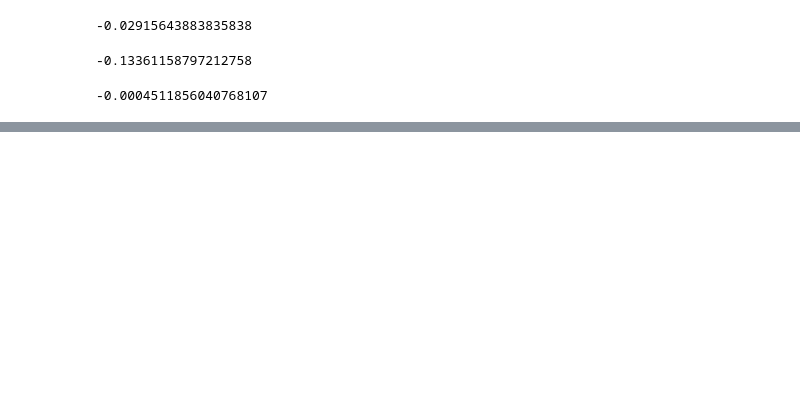
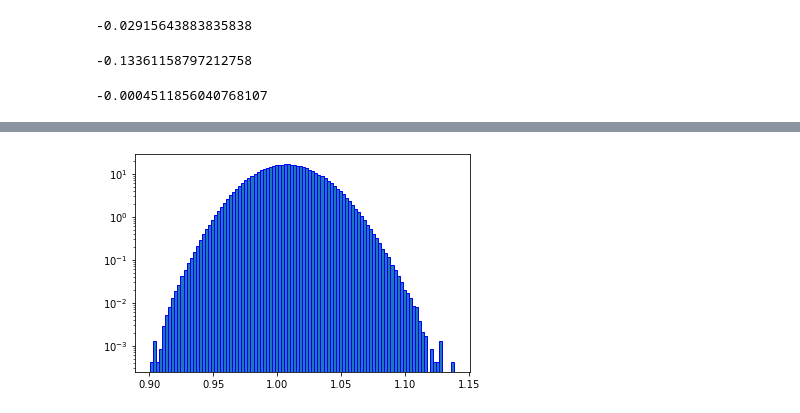
Before and after one commit to NingDin/BackTestPlayGround, a Jupyter notebook: TestOfPortfolioVaR.ipynb, the cells around one changed output, grey strips where cells are left out. Cells and saved outputs as stored; diff of their text form; code cells hidden in the pictures; blank space fills up the shorter version.

```diff
--- a/TestOfPortfolioVaR.ipynb
+++ b/TestOfPortfolioVaR.ipynb
@@ -180,0 +404,7 @@ higher
+# %%
+plt.hist(Modelreturn,density=True,bins=100,stacked=True,edgecolor='b', log=True) # dennsity to normalize the height of the bar it is very important
+#especailly when cross diff sample size
+plt.show()
+# just for fine nad check with the tails
+# %% [output]
+[figure, added]
```
Also changed, not shown: parts of 38 cells of this notebook.
